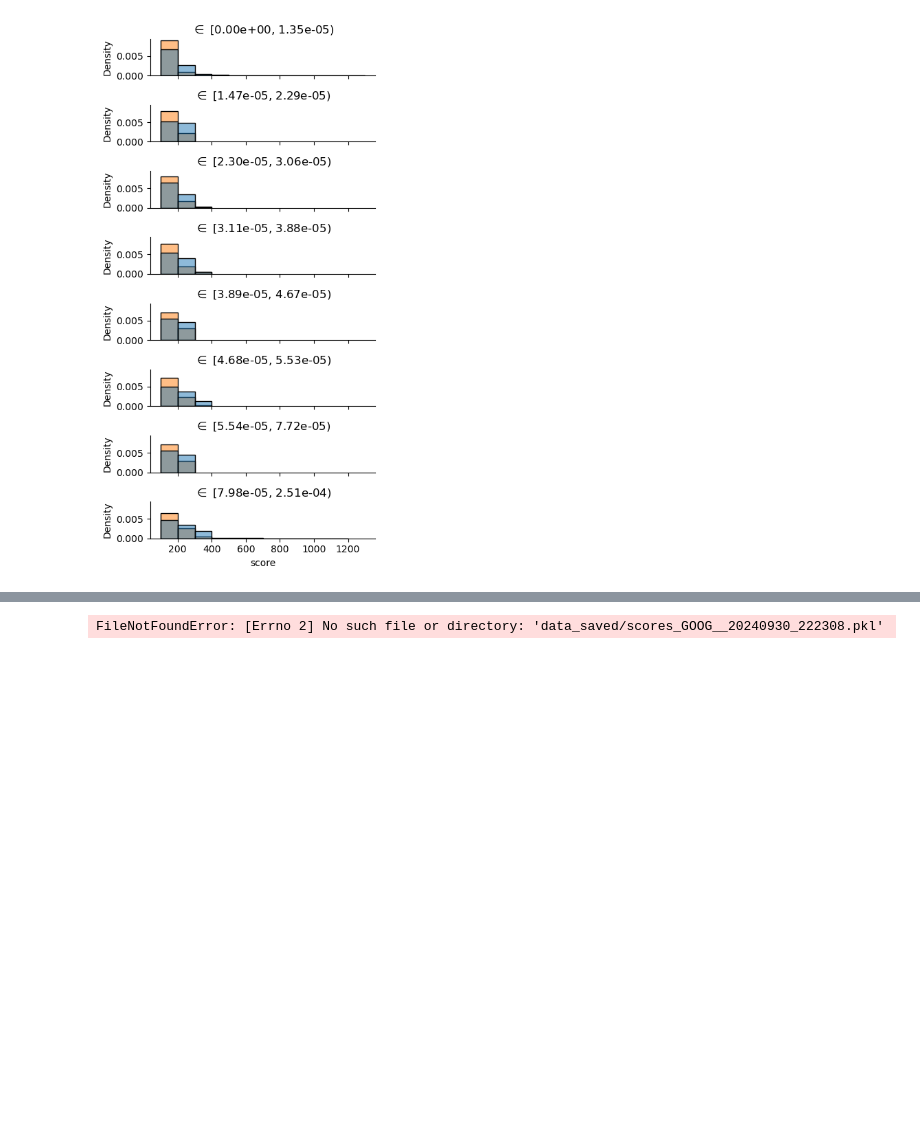
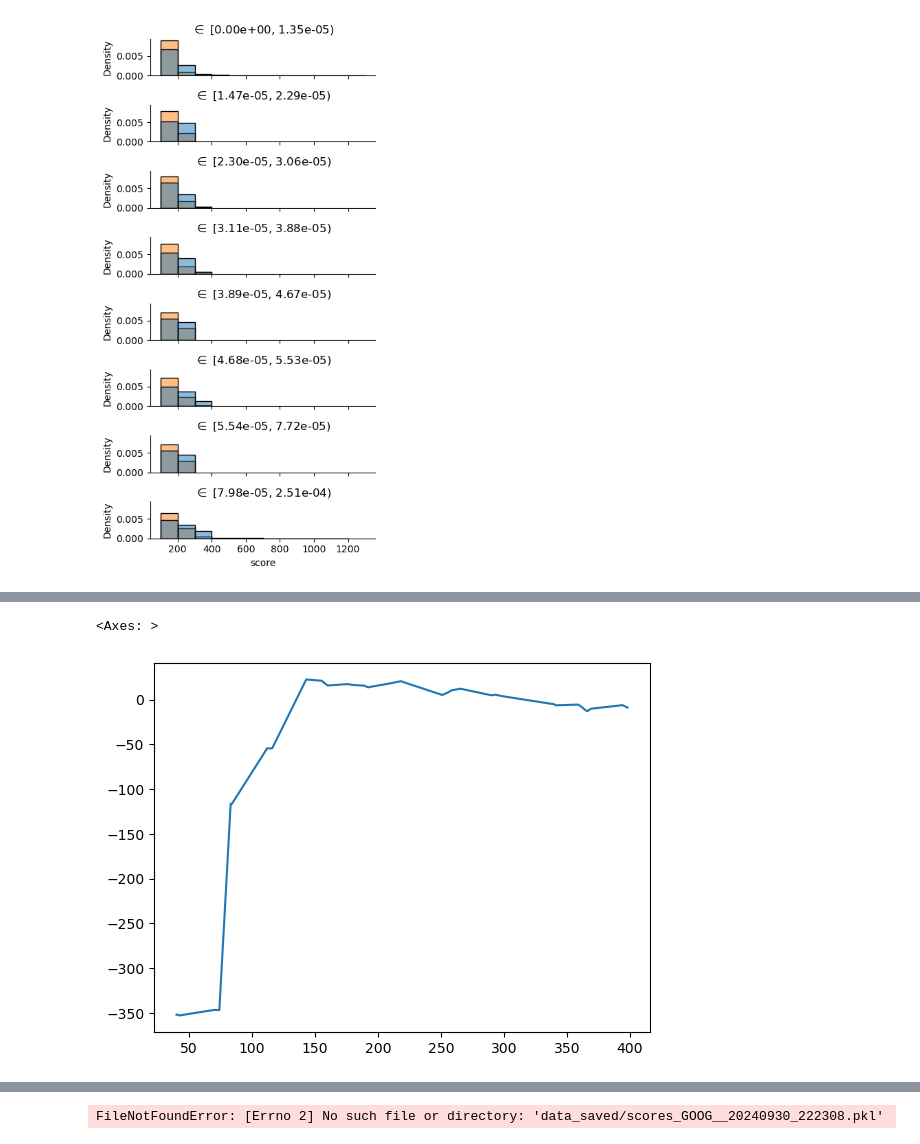
Before and after one commit to anon-ml-review/lob_bench_review, a Jupyter notebook: benchmark.ipynb, the cells around one changed output, grey strips where cells are left out. Saved outputs shown, nothing was run; the diff lists cells and outputs as text; code cells hidden in the pictures; blank space fills up the shorter version.

```diff
--- a/benchmark.ipynb
+++ b/benchmark.ipynb
@@ -225,0 +258,7 @@ scoring_config_dict_cond = {
+# %%
+df = eval.orderflow_imbalance_cond_tick(
+    loader_bench[1]._m_gen[0](),
+    loader_bench[1]._b_gen[0](),
+    1
+)
+df
@@ -225,0 +285,5 @@ scoring_config_dict_cond = {
+# %%
+df.plot()
+# %% [output]
+<Axes: >
+[figure, added]
```
Also changed, not shown: parts of 12 cells of this notebook, 8 other files.
